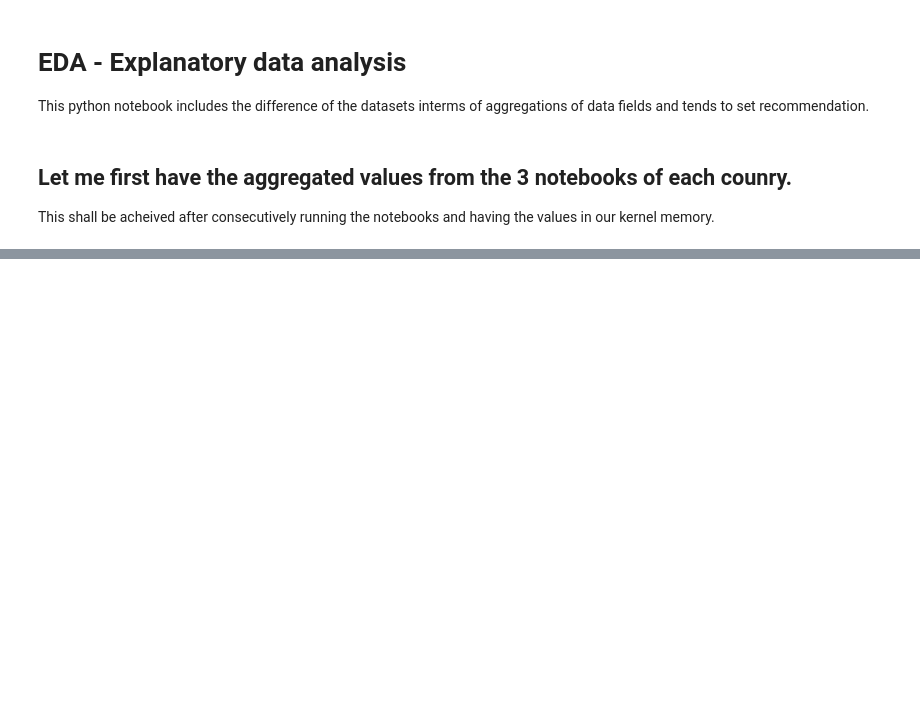
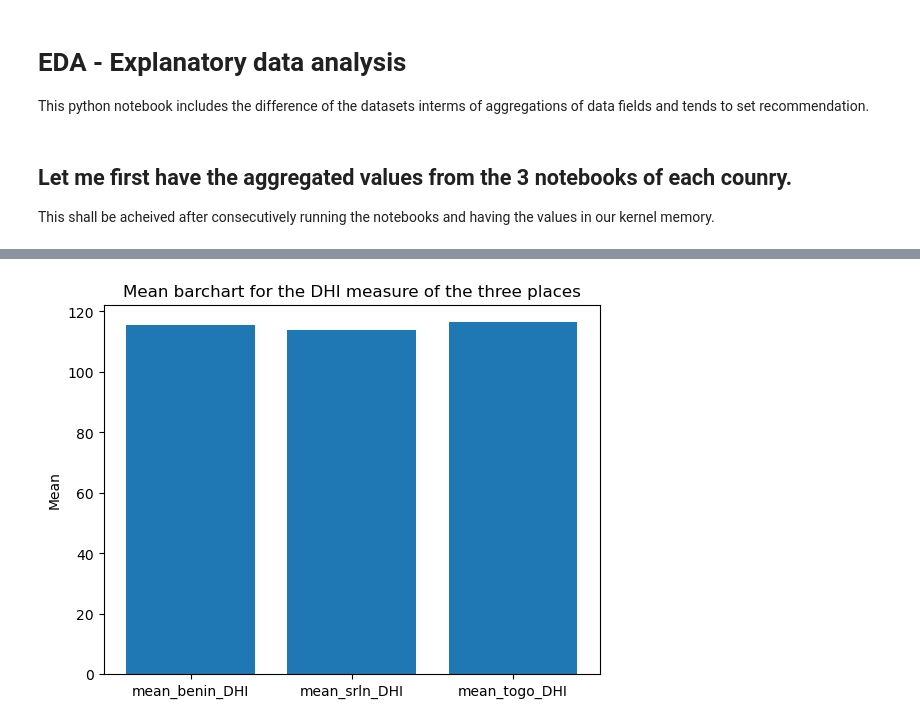
Before and after one commit to codeWithKal/KAIM-Week-0-Challenge, a Jupyter notebook: notebooks/EDA.ipynb, the cells around one changed output, grey strips where cells are left out. Drawn from its saved outputs; the diff is of its cells as text; code cells hidden in the pictures; blank space fills up the shorter version.

```diff
--- a/notebooks/EDA.ipynb
+++ b/notebooks/EDA.ipynb
@@ -38,0 +30,9 @@ plt.plot(df_benin.describe())
+# %%
+DHI_mean = [mean_benin_DHI, mean_srln_DHI, mean_togo_DHI]
+DHI_mean_identifier = ["mean_benin_DHI", "mean_srln_DHI", "mean_togo_DHI"]
+plt.bar(DHI_mean_identifier, DHI_mean)
+plt.ylabel("Mean")
+plt.title("Mean barchart for the DHI measure of the three places");
+plt.savefig(save_path + "DHI_comparison.png")
+# %% [output]
+[figure, added]
```
Also changed, not shown: parts of 9 cells of this notebook.
